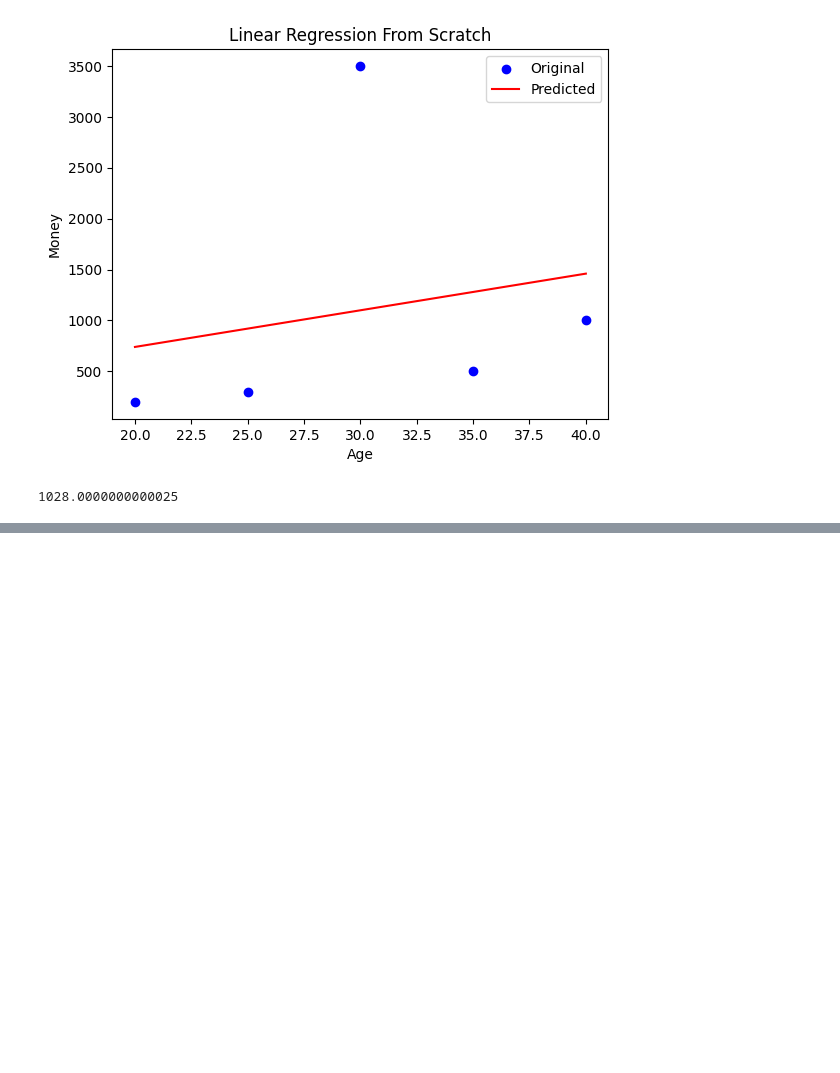
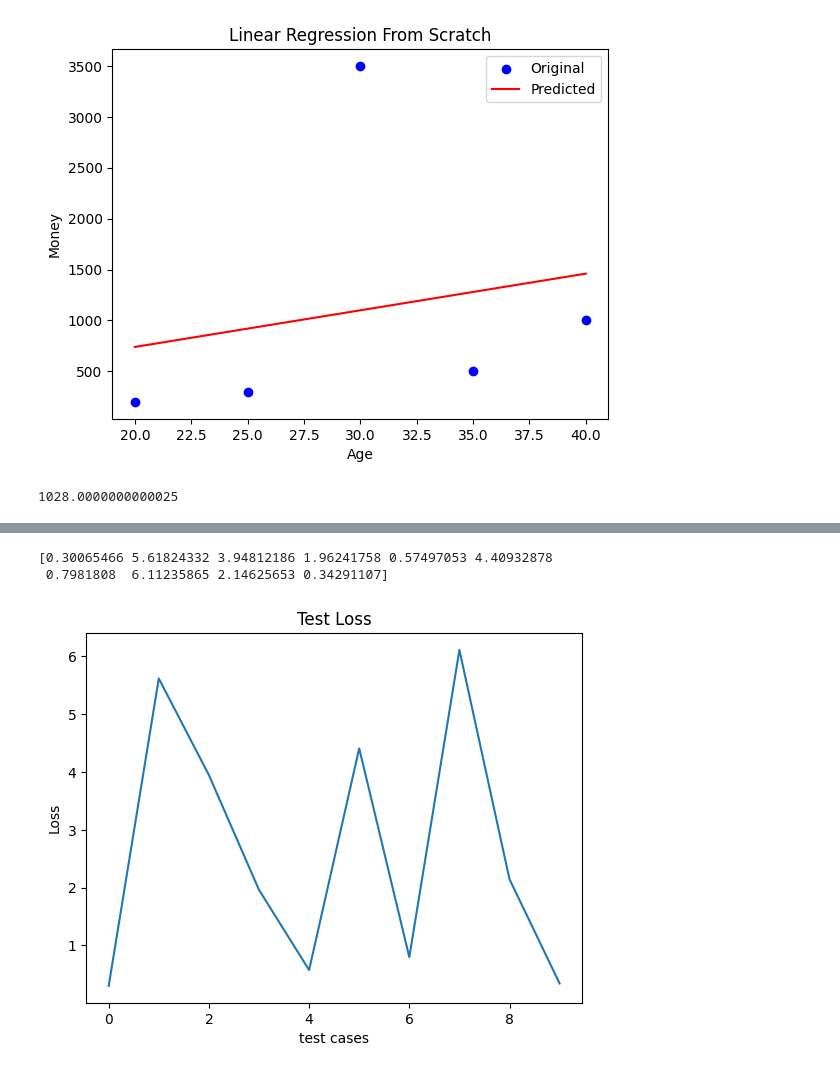
Before and after one commit to sauraviitj/Machine_learning_with_Python_Zero_to_Hero, a Jupyter notebook: Linear_Regression_and_Logisitic_Regression.ipynb, the cells around one changed output, grey strips where cells are left out. Saved outputs shown, nothing was run; the diff lists cells and outputs as text; code cells hidden in the pictures; blank space fills up the shorter version.

```diff
--- a/Linear_Regression_and_Logisitic_Regression.ipynb
+++ b/Linear_Regression_and_Logisitic_Regression.ipynb
@@ -79,0 +271,14 @@ print(Y_pred)
+# %%
+
+#print(y_pred-y_test)
+
+print(Test_loss)
+plt.plot(Test_loss)
+plt.xlabel("test cases")
+plt.ylabel("Loss")
+plt.title("Test Loss")
+plt.show()
+# %% [output]
+[0.30065466 5.61824332 3.94812186 1.96241758 0.57497053 4.40932878
+ 0.7981808  6.11235865 2.14625653 0.34291107]
+[figure, added]
```
Also changed, not shown: parts of 11 cells of this notebook.
